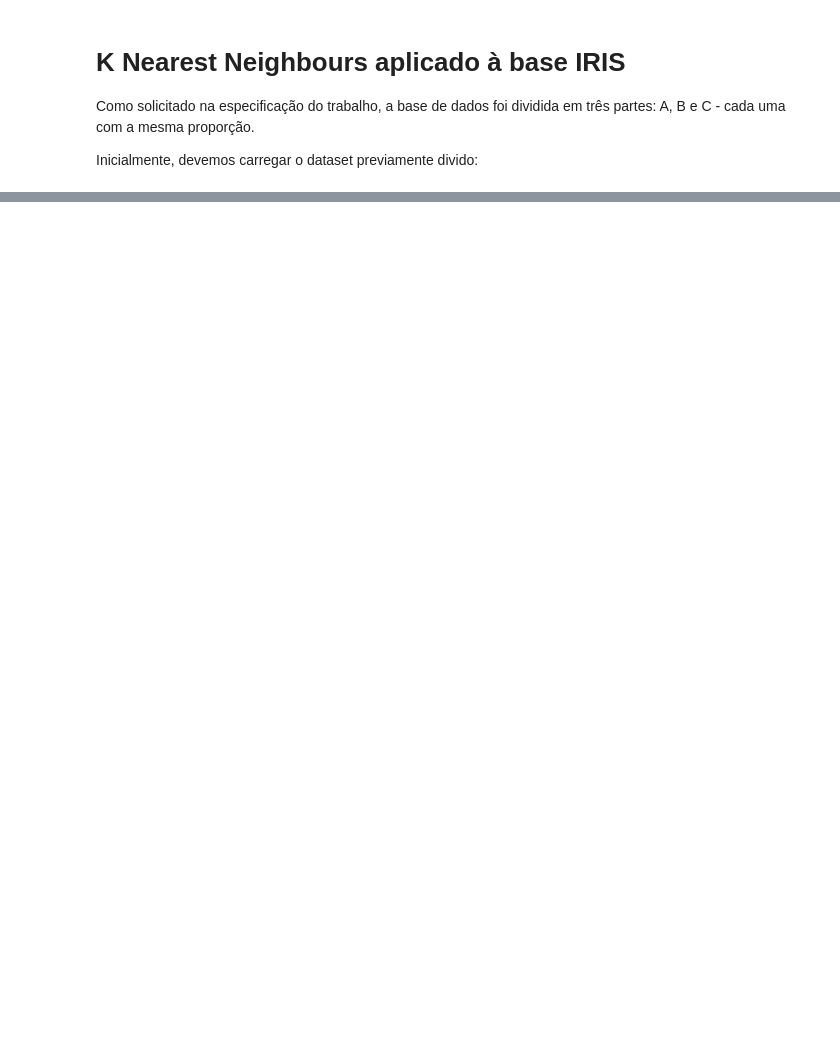
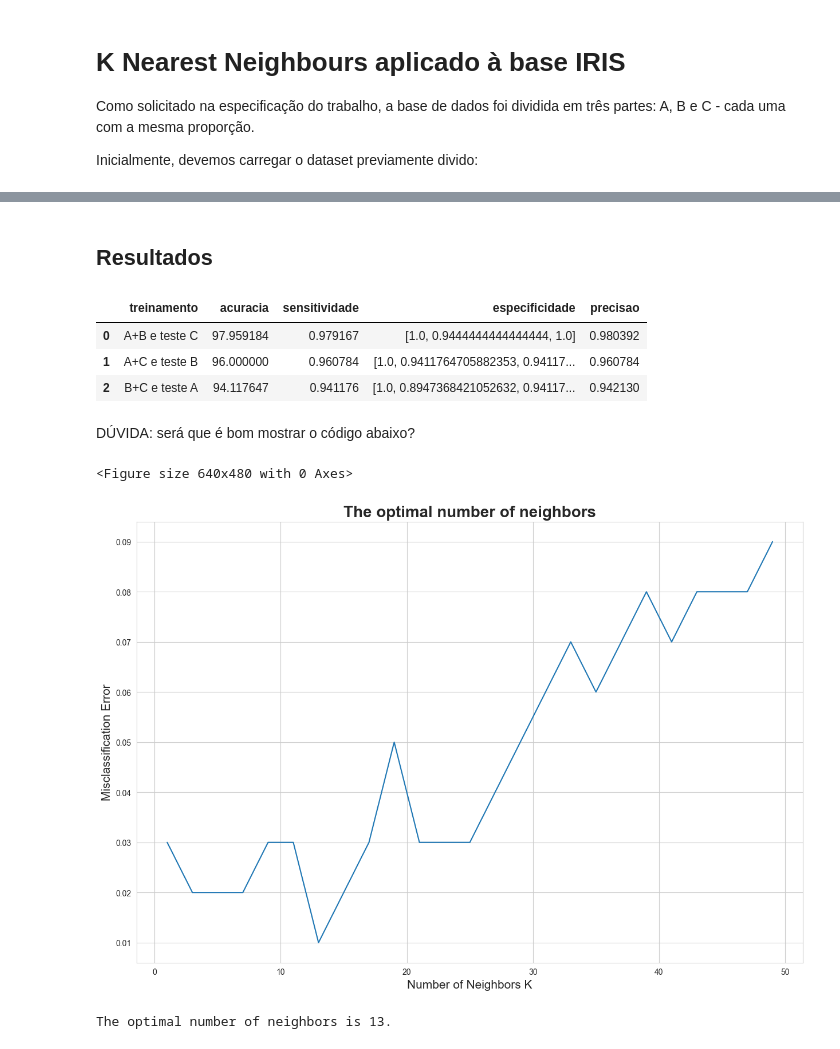
Before and after one commit to pedrohba1/IA-trabalho-2, a Jupyter notebook: knn/index.ipynb, the cells around one changed output, grey strips where cells are left out. Cells and saved outputs as stored; diff of their text form; code cells hidden in the pictures; blank space fills up the shorter version.

```diff
--- a/knn/index.ipynb
+++ b/knn/index.ipynb
@@ -83,0 +189,47 @@ metrics_df
+# %% [markdown]
+## Resultados
+# %%
+metrics_df
+# %% [output]
+|  | treinamento | acuracia | sensitividade | especificidade | precisao |
+| 0 | A+B e teste C | 97.959184 | 0.979167 | [1.0, 0.9444444444444444, 1.0] | 0.980392 |
+| 1 | A+C e teste B | 96.000000 | 0.960784 | [1.0, 0.9411764705882353, 0.94117... | 0.960784 |
+| 2 | B+C e teste A | 94.117647 | 0.941176 | [1.0, 0.8947368421052632, 0.94117... | 0.942130 |
+# %% [markdown]
+DÚVIDA: será que é bom mostrar o código abaixo?
+# %%
+from sklearn.model_selection import cross_val_score
+import matplotlib.pyplot as plt
+import seaborn as sns
+
+# creating list of K for KNN
+k_list = list(range(1,50,2))
+# creating list of cv scores
+cv_scores = []
+
+# perform 10-fold cross validation
+for k in k_list:
+    knn = KNeighborsClassifier(n_neighbors=k)
+    scores = cross_val_score(knn, x_train, y_train, cv=10, scoring='accuracy')
+    cv_scores.append(scores.mean())
+
+
+MSE = [1 - x for x in cv_scores]
+
+plt.figure()
+plt.figure(figsize=(15,10))
+plt.title('The optimal number of neighbors', fontsize=20, fontweight='bold')
+plt.xlabel('Number of Neighbors K', fontsize=15)
+plt.ylabel('Misclassification Error', fontsize=15)
+sns.set_style("whitegrid")
+plt.plot(k_list, MSE)
+
+plt.show()
+
+
+best_k = k_list[MSE.index(min(MSE))]
+print("The optimal number of neighbors is %d." % best_k)
+# %% [output]
+<Figure size 640x480 with 0 Axes>
+[figure, added]
+The optimal number of neighbors is 13.
```
Also changed, not shown: parts of 8 cells of this notebook.
